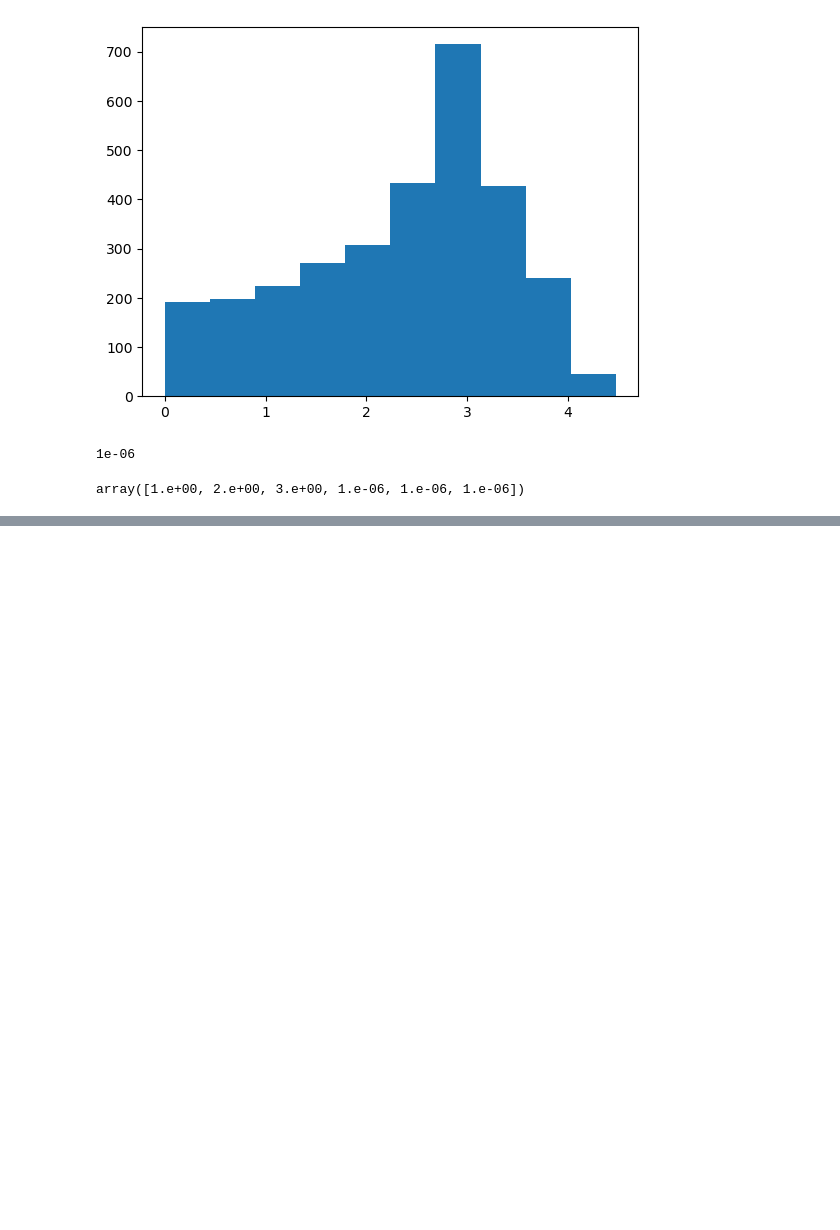
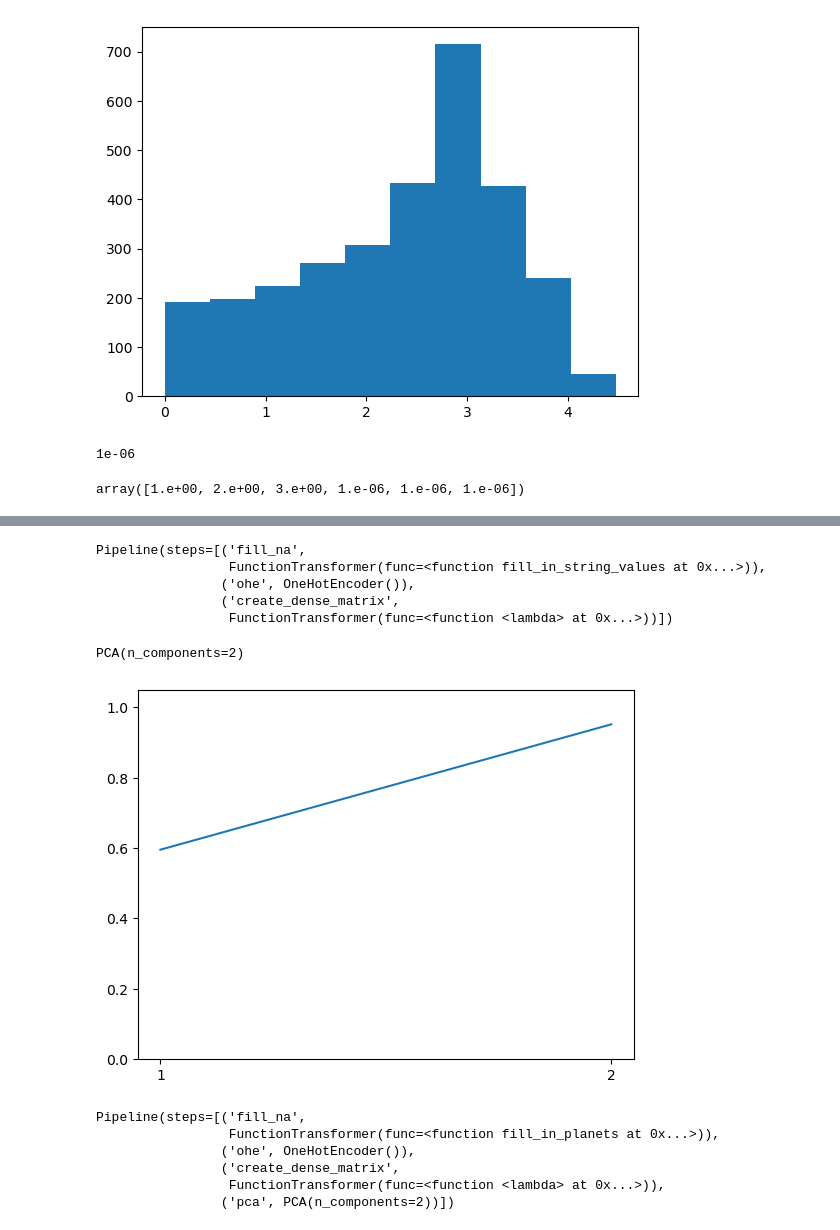
Before and after one commit to borisov5/Machine-Learning-September-2023, a Jupyter notebook: 10. End to end Project/lecture.ipynb, the cells around one changed output, grey strips where cells are left out. Drawn from its saved outputs; the diff is of its cells as text; code cells hidden in the pictures; blank space fills up the shorter version.

```diff
--- a/10. End to end Project/lecture.ipynb
+++ b/10. End to end Project/lecture.ipynb
@@ -117,0 +206,28 @@ log_transformer = FunctionTransformer(func=lambda x: np.log10(x))
+# %%
+home_planet_pipeline = Pipeline(steps=[
+    ("fill_na", FunctionTransformer(func=fill_in_string_values)),
+    ("ohe", OneHotEncoder()),
+    ("create_dense_matrix", FunctionTransformer(func=lambda x: np.array(x.todense())))
+])
+# %%
+home_planet_pipeline.fit(spaceship_data.HomePlanet)
+# %% [output]
+Pipeline(steps=[('fill_na',
+                 FunctionTransformer(func=<function fill_in_string_values at 0x...>)),
+                ('ohe', OneHotEncoder()),
+                ('create_dense_matrix',
+                 FunctionTransformer(func=<function <lambda> at 0x...>))])
+# %%
+transofmed_home_planets = home_planet_pipeline.transform(spaceship_data.HomePlanet)
+# %%
+pca = PCA(n_components=2)
+pca.fit(transofmed_home_planets)
+# %% [output]
+PCA(n_components=2)
+# %%
+plt.plot(np.arange(1, len(pca.components_) + 1),np.cumsum(pca.explained_variance_ratio_))
+plt.ylim(0, 1.05)
+plt.xticks(np.arange(1, len(pca.components_) + 1))
+plt.show()
+# %% [output]
+[figure, added]
@@ -117,0 +241,9 @@ log_transformer = FunctionTransformer(func=lambda x: np.log10(x))
+# %%
+home_planet_pipeline.fit(spaceship_data.HomePlanet)
+# %% [output]
+Pipeline(steps=[('fill_na',
+                 FunctionTransformer(func=<function fill_in_planets at 0x...>)),
+                ('ohe', OneHotEncoder()),
+                ('create_dense_matrix',
+                 FunctionTransformer(func=<function <lambda> at 0x...>)),
+                ('pca', PCA(n_components=2))])
```
Also changed, not shown: parts of 37 cells of this notebook.
